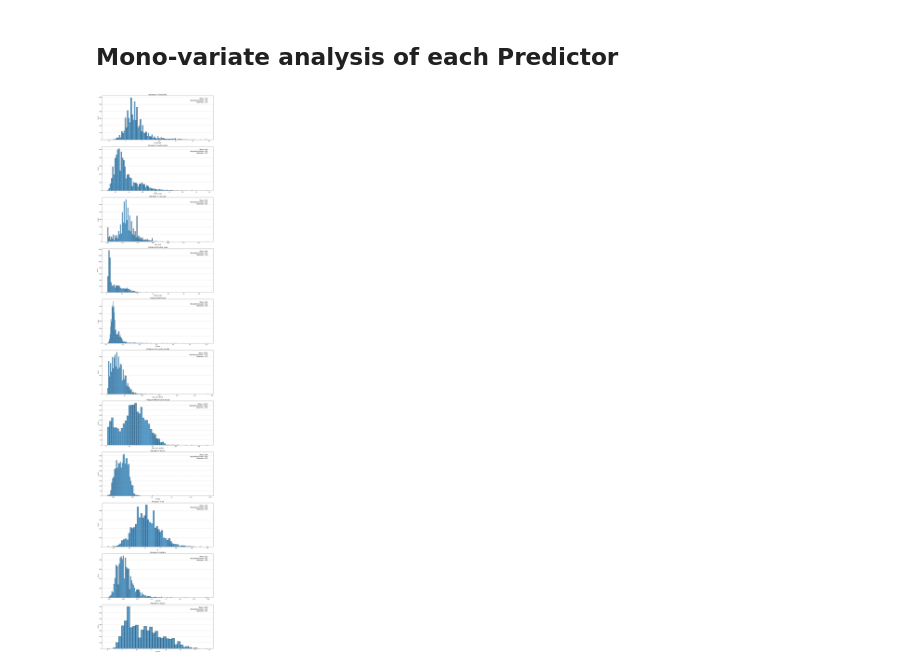
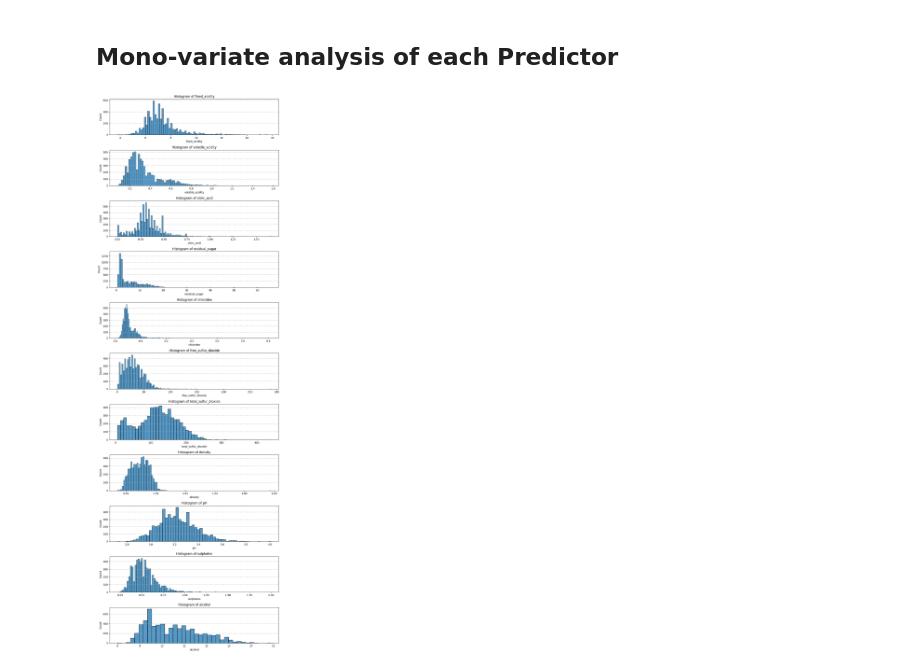
Before and after one commit to pauloricms12/ICA_HM1, a Jupyter notebook: data.ipynb, the cells around one changed output. Cells and saved outputs as stored; diff of their text form; code cells hidden in the pictures.

```diff
--- a/data.ipynb
+++ b/data.ipynb
@@ -82,28 +82,17 @@ plt.show()
 # %% [markdown]
 ## Mono-variate analysis of each Predictor
 # %%
-fig, axes = plt.subplots(11, 1, figsize=(14, 66))
+fig, axes = plt.subplots(11, 1, figsize=(10, 30))
 for i, feature in enumerate(X):
     ax = sns.histplot(
         data=X,
         x = feature,
         ax = axes.flatten()[i]
     )
     ax.grid(axis='y', linestyle='--')
     ax.set_title(f"Histogram of {feature}")
 
-    mean = X[feature].mean()
-    std = X[feature].std()
-    skewness = X[feature].skew()
-    ax.text(0.95, 0.95,
-            f'Mean: {mean:.2f}\nStandart Deviation: {std:.2f}\nSkewness: {skewness:.2f}',
-            transform=ax.transAxes,
-            fontsize=12,
-            ha='right',
-            va='top'
-            )
-
 plt.tight_layout()
 plt.show()
 # %% [output]
-[figure, old version]
+[figure, new version]
```
Also changed, not shown: parts of 2 cells of this notebook.
